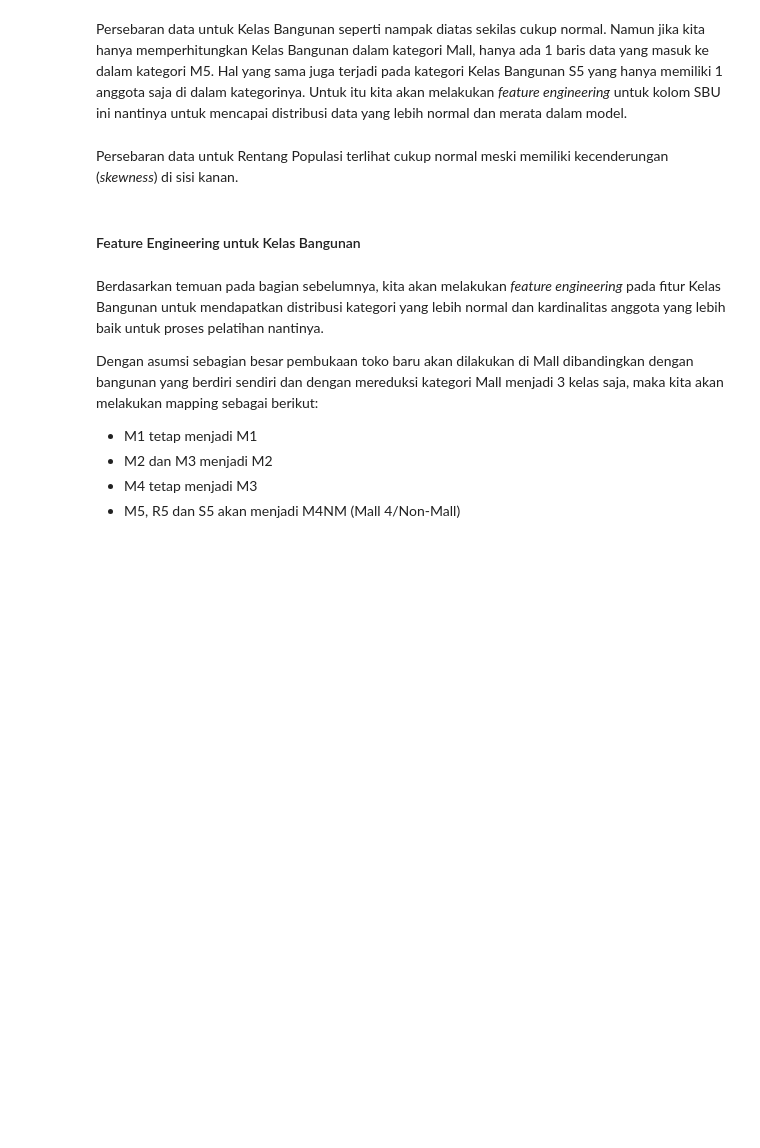
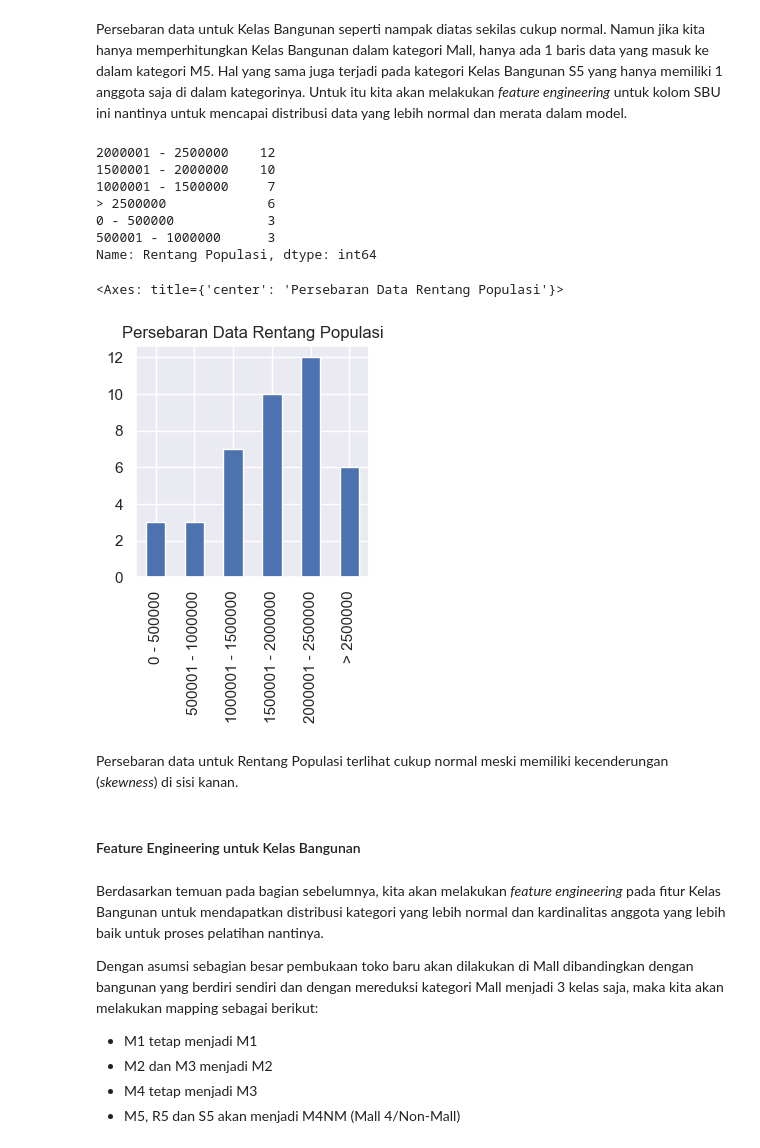
Before and after one commit to johanesPao/store_average_sales_model, a Jupyter notebook: model.ipynb, the cells around one changed output. Cells and saved outputs as stored; diff of their text form; code cells hidden in the pictures; blank space fills up the shorter version.

```diff
--- a/model.ipynb
+++ b/model.ipynb
@@ -310,7 +550,25 @@ data_rentang_populasi["Kelas Bangunan"].value_counts().sort_index().plot(kind="b
 Persebaran data untuk Kelas Bangunan seperti nampak diatas sekilas cukup normal. Namun jika kita hanya memperhitungkan Kelas Bangunan dalam kategori Mall, hanya ada 1 baris data yang masuk ke dalam kategori M5. Hal yang sama juga terjadi pada kategori Kelas Bangunan S5 yang hanya memiliki 1 anggota saja di dalam kategorinya. Untuk itu kita akan melakukan *feature engineering* untuk kolom SBU ini nantinya untuk mencapai distribusi data yang lebih normal dan merata dalam model.
 # %%
 print(data_rentang_populasi["Rentang Populasi"].value_counts())
-data_rentang_populasi["Rentang Populasi"].value_counts().reindex(["0 - 500000", "500001 - 1000000", "1000001 - 1500000", "1500001 - 2000000", "2000001 - 2500000", "> 2500000"]).plot(kind="bar", figsize=(3,3), title="Persebaran Data Rentang Populasi")
+list_rentang_populasi = [
+  "0 - 500000",
+  "500001 - 1000000",
+  "1000001 - 1500000",
+  "1500001 - 2000000",
+  "2000001 - 2500000",
+  "> 2500000"
+]
+data_rentang_populasi["Rentang Populasi"].value_counts().reindex(list_rentang_populasi).plot(kind="bar", figsize=(3,3), title="Persebaran Data Rentang Populasi")
+# %% [output]
+2000001 - 2500000    12
+1500001 - 2000000    10
+1000001 - 1500000     7
+> 2500000             6
+0 - 500000            3
+500001 - 1000000      3
+Name: Rentang Populasi, dtype: int64
+<Axes: title={'center': 'Persebaran Data Rentang Populasi'}>
+[figure, added]
 # %% [markdown]
 Persebaran data untuk Rentang Populasi terlihat cukup normal meski memiliki kecenderungan (*skewness*) di sisi kanan.
 # %% [markdown]
```
Also changed, not shown: parts of 38 cells of this notebook, 30 other files.
